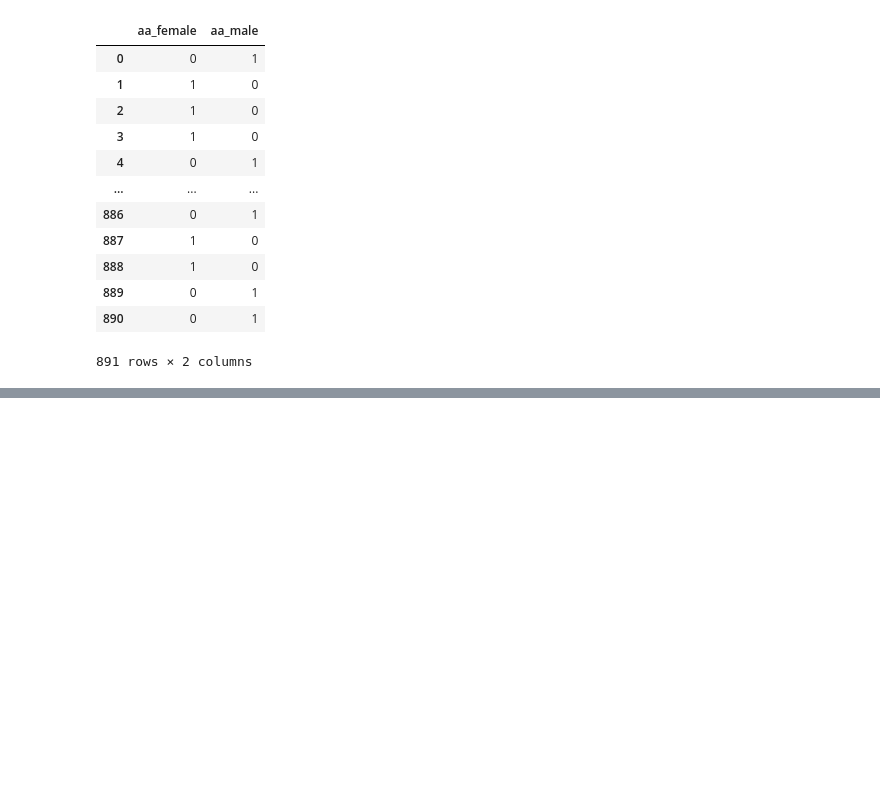
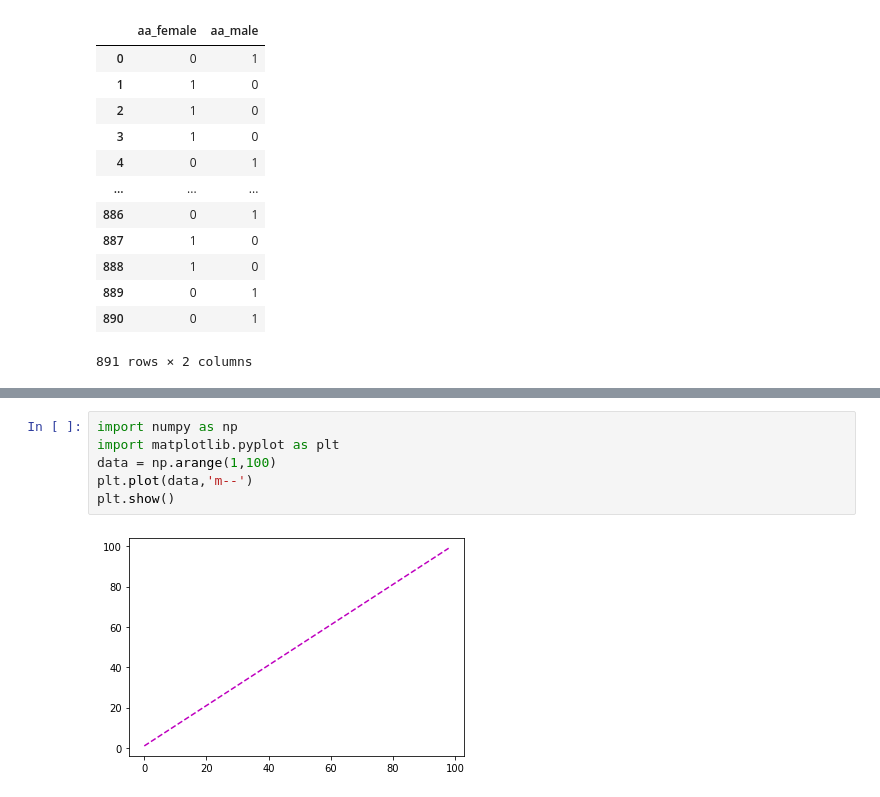
Before and after one commit to chi-hun/pandas-note, a Jupyter notebook: pandas_note.ipynb, the cells around one changed output, grey strips where cells are left out. Saved outputs shown, nothing was run; the diff lists cells and outputs as text; blank space fills up the shorter version.

```diff
--- a/pandas_note.ipynb
+++ b/pandas_note.ipynb
@@ -630,0 +655,8 @@ pd.get_dummies(df['sex'],prefix='aa')
+# %%
+import numpy as np
+import matplotlib.pyplot as plt
+data = np.arange(1,100)
+plt.plot(data,'m--')
+plt.show()
+# %% [output]
+[figure, added]
```
Also changed, not shown: parts of 6 cells of this notebook.
